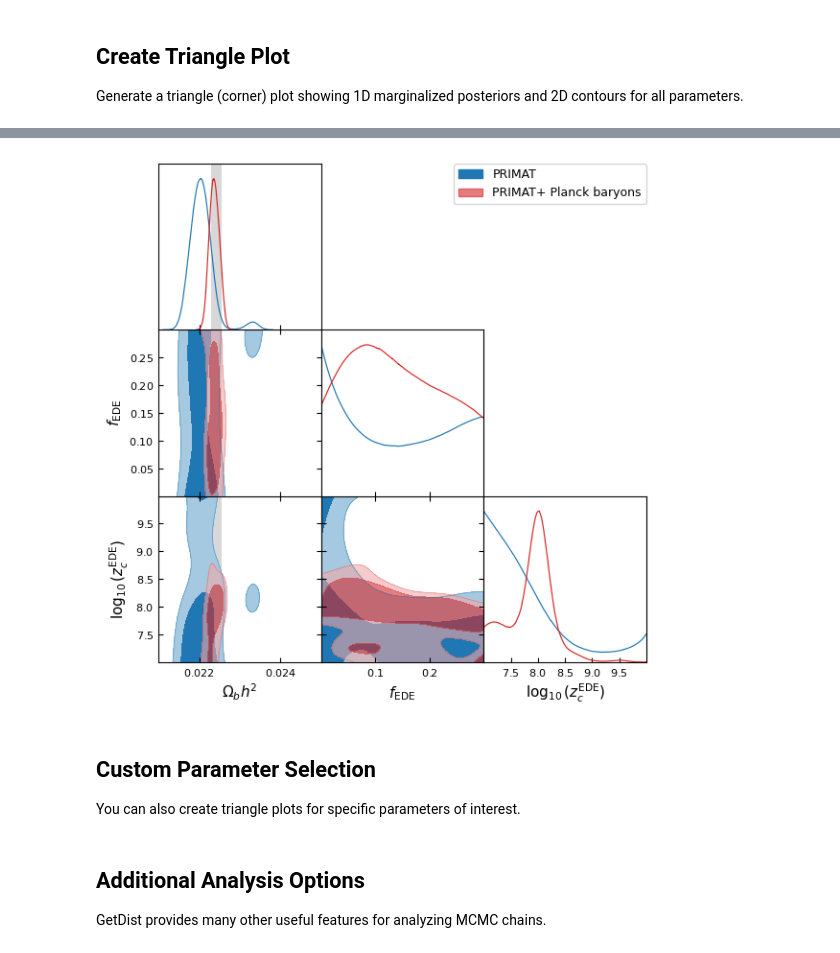
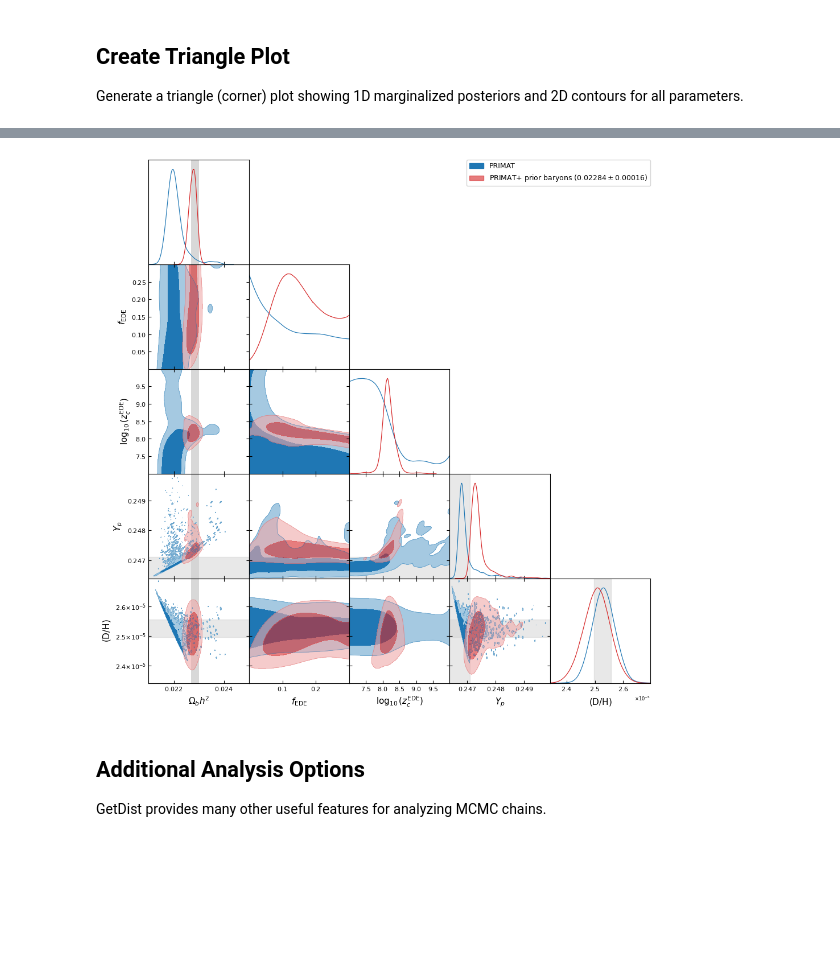
Before and after one commit to CyrilPitrou/primat_wrapper, a Jupyter notebook: pythontest/analyze_primat_EDE.ipynb, the cells around one changed output, grey strips where cells are left out. Saved outputs shown, nothing was run; the diff lists cells and outputs as text; code cells hidden in the pictures; blank space fills up the shorter version.

```diff
--- a/pythontest/analyze_primat_EDE.ipynb
+++ b/pythontest/analyze_primat_EDE.ipynb
@@ -108,22 +108,26 @@ g.settings.linewidth = 1.5
 # This shows 1D posteriors on the diagonal and 2D contours off-diagonal
 
 g.triangle_plot([samples1,samples2],
-                ['omegabh2', 'fEDE', 'log10zcEDE'],
+                ['omegabh2', 'fEDE', 'log10zcEDE','YHe','DH'],
                 filled=True,
                 #plot_3d_with_param='sigma1_B',
-                legend_labels=['PRIMAT','PRIMAT+ Planck baryons'],
+                legend_labels=['PRIMAT',r'PRIMAT+ prior baryons ($0.02284 \pm 0.00016$)'],
                 legend_loc='upper right',
                 contour_colors=['tab:blue','tab:red']
                 )
 
 # Add vertical bar for omegabh2 (Planck 2018 value) in all triangle subplots where omegabh2 is on x or y axis
 import matplotlib.patches as patches
-omegabh2_central = 0.022425
-omegabh2_width = 2*0.000136
+omegabh2_central = 0.02285
+omegabh2_width = 2*0.00016
+YHe_central = 0.2458
+YHe_width = 2*0.0013
+DH_central = 2.527e-5
+DH_width = 2*0.030e-5
 axes = g.subplots
 if axes is not None:
     n = axes.shape[0]
-    param_names = ['omegabh2', 'fEDE', 'log10zcEDE']
+    param_names = ['omegabh2', 'fEDE', 'log10zcEDE','YHe','DH']
     for i in range(n):
         for j in range(n):
             ax = axes[i, j]
@@ -141,6 +145,22 @@ if axes is not None:
                     rect = patches.Rectangle((ax.get_xlim()[0], omegabh2_central-omegabh2_width/2), ax.get_xlim()[1]-ax.get_xlim()[0], omegabh2_width,
                                          linewidth=0, edgecolor=None, facecolor='gray', alpha=0.3, zorder=0)
                     ax.add_patch(rect)
+                # Always add both bands in YHe-DH and DH-YHe panels
+                if (param_names[i], param_names[j]) == ('YHe', 'DH') or (param_names[i], param_names[j]) == ('DH', 'YHe'):
+                    ax.axvspan(YHe_central-YHe_width/2, YHe_central+YHe_width/2, color='lightgray', alpha=0.5, zorder=0)
+                    ax.axhspan(DH_central-DH_width/2, DH_central+DH_width/2, color='lightgray', alpha=0.5, zorder=0)
+                # Add band for YHe constraint (vertical for 1D, horizontal for 2D)
+                elif param_names[i] == 'YHe':
+                    if i == j:  # 1D marginal (diagonal)
+                        ax.axvspan(YHe_central-YHe_width/2, YHe_central+YHe_width/2, color='lightgray', alpha=0.5, zorder=0)
+                    else:  # 2D plot, YHe is y-axis
+                        ax.axhspan(YHe_central-YHe_width/2, YHe_central+YHe_width/2, color='lightgray', alpha=0.5, zorder=0)
+                # Add band for DH constraint (vertical for 1D, horizontal for 2D)
+                elif param_names[i] == 'DH':
+                    if i == j:  # 1D marginal (diagonal)
+                        ax.axvspan(DH_central-DH_width/2, DH_central+DH_width/2, color='lightgray', alpha=0.5, zorder=0)
+                    else:  # 2D plot, DH is y-axis
+                        ax.axhspan(DH_central-DH_width/2, DH_central+DH_width/2, color='lightgray', alpha=0.5, zorder=0)
 
 # Display the plot
 #plt.suptitle(f'Triangle Plot: {os.path.basename(chain_name1)}', fontsize=11, y=0.995)
@@ -151,5 +173 @@ g.export(output_dir + 'triangle_EDE.pdf')
-[figure, old version]
+[figure, new version]
-# %% [markdown]
-## Custom Parameter Selection
-
-You can also create triangle plots for specific parameters of interest.
```
Also changed, not shown: parts of 4 cells of this notebook, 2 other files.
